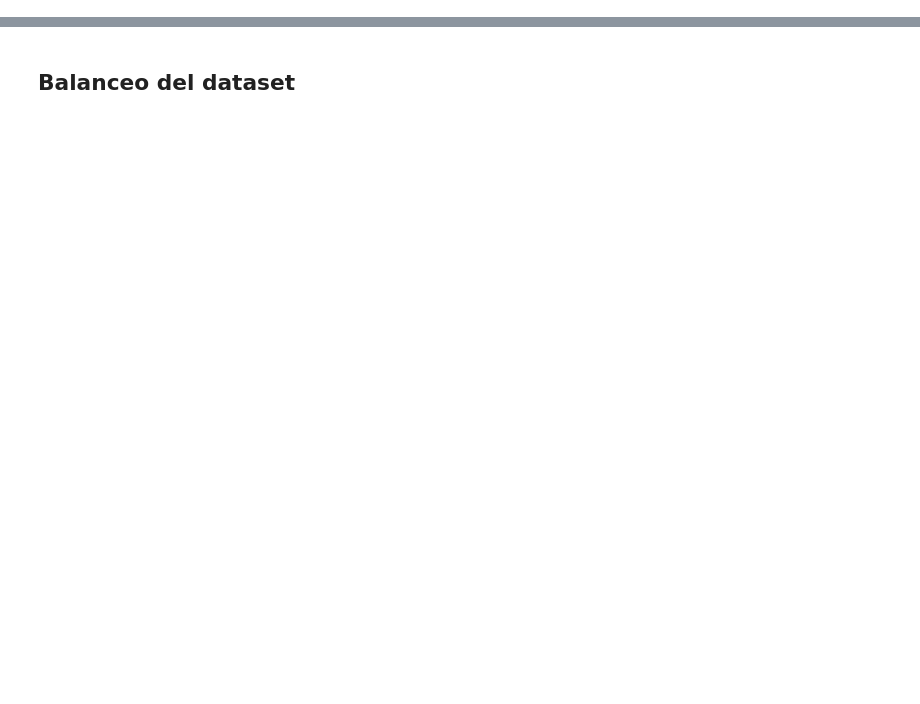
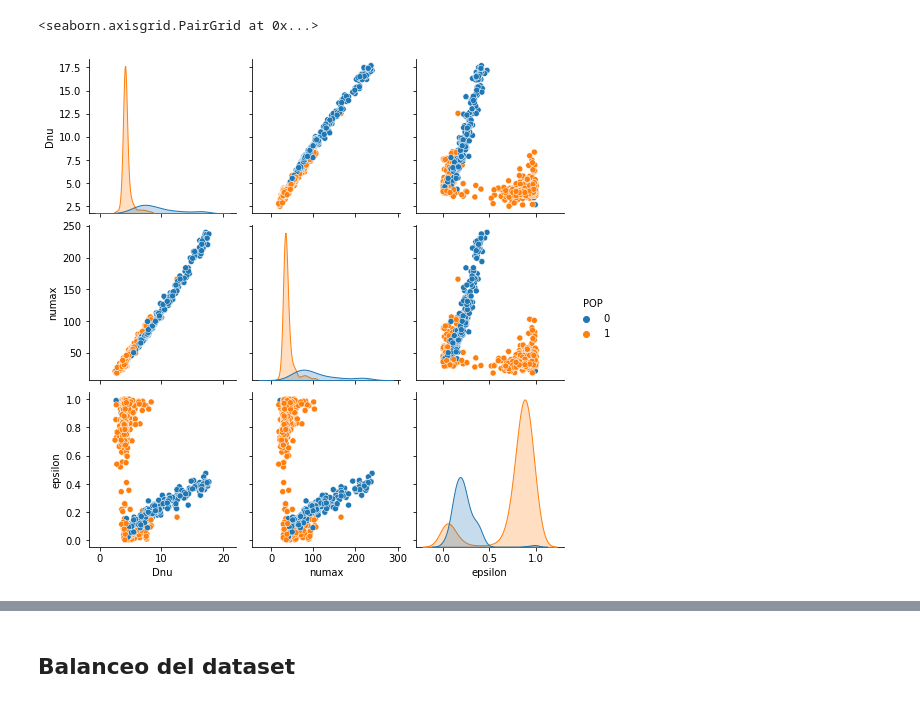
Before and after one commit to Lizzy-Mejia/Asteroseismology_Prediction, a Jupyter notebook: Asteroseismology_Prediction.ipynb, the cells around one changed output, grey strips where cells are left out. Cells and saved outputs as stored; diff of their text form; code cells hidden in the pictures; blank space fills up the shorter version.

```diff
--- a/Asteroseismology_Prediction.ipynb
+++ b/Asteroseismology_Prediction.ipynb
@@ -136,0 +167,6 @@ X_scaled
+# %%
+# Correlation matrix for class
+sns.pairplot(df, hue="POP")
+# %% [output]
+<seaborn.axisgrid.PairGrid at 0x...>
+[figure, added]
```
Also changed, not shown: parts of 122 cells of this notebook.
